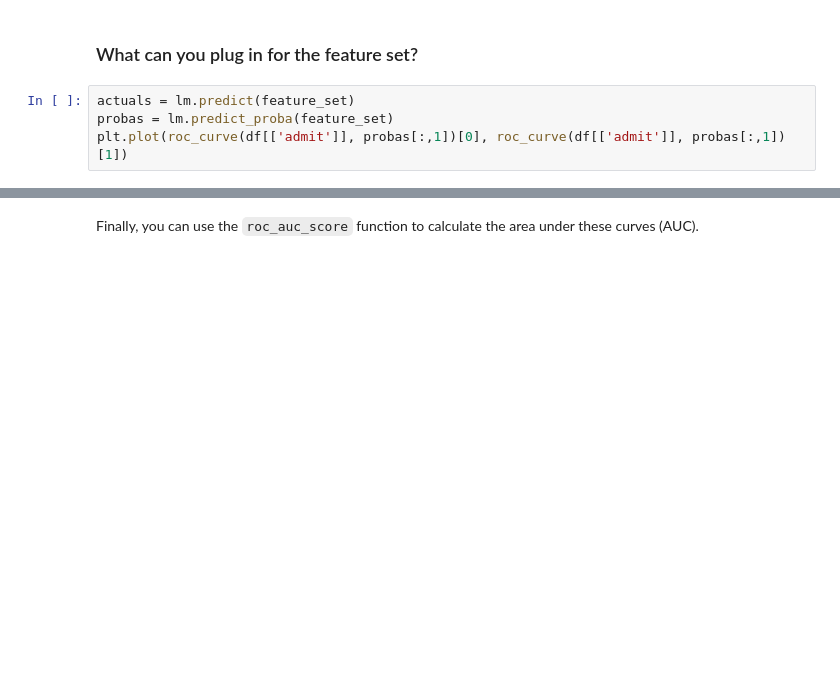
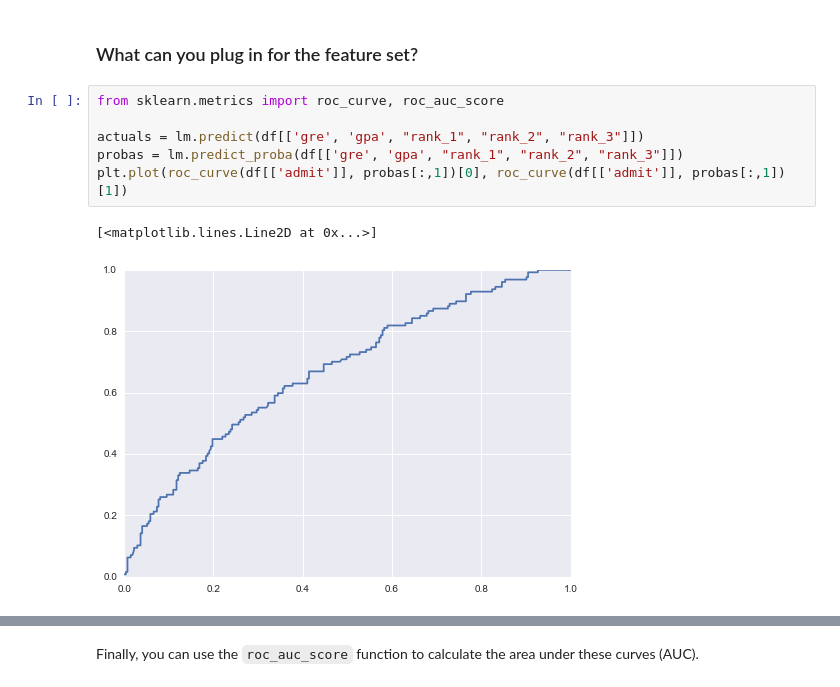
Before and after one commit to aaharrison/GeneralAssembly, a Jupyter notebook: Lessons/starter-code-9.ipynb, the cells around one changed output, grey strips where cells are left out. Drawn from its saved outputs; the diff is of its cells as text; blank space fills up the shorter version.

```diff
--- a/Lessons/starter-code-9.ipynb
+++ b/Lessons/starter-code-9.ipynb
@@ -128,8 +145,13 @@ The first chart will be more effective as you compare models and determine where
 # %% [markdown]
 ### What can you plug in for the feature set?
 # %%
-actuals = lm.predict(feature_set)
-probas = lm.predict_proba(feature_set)
+from sklearn.metrics import roc_curve, roc_auc_score
+
+actuals = lm.predict(df[['gre', 'gpa', "rank_1", "rank_2", "rank_3"]])
+probas = lm.predict_proba(df[['gre', 'gpa', "rank_1", "rank_2", "rank_3"]])
 plt.plot(roc_curve(df[['admit']], probas[:,1])[0], roc_curve(df[['admit']], probas[:,1])[1])
+# %% [output]
+[<matplotlib.lines.Line2D at 0x...>]
+[figure, added]
 # %%
 plt.plot(roc_curve(df[['admit']], actuals)[0], roc_curve(df[['admit']], actuals)[1])
```
Also changed, not shown: parts of 7 cells of this notebook.
